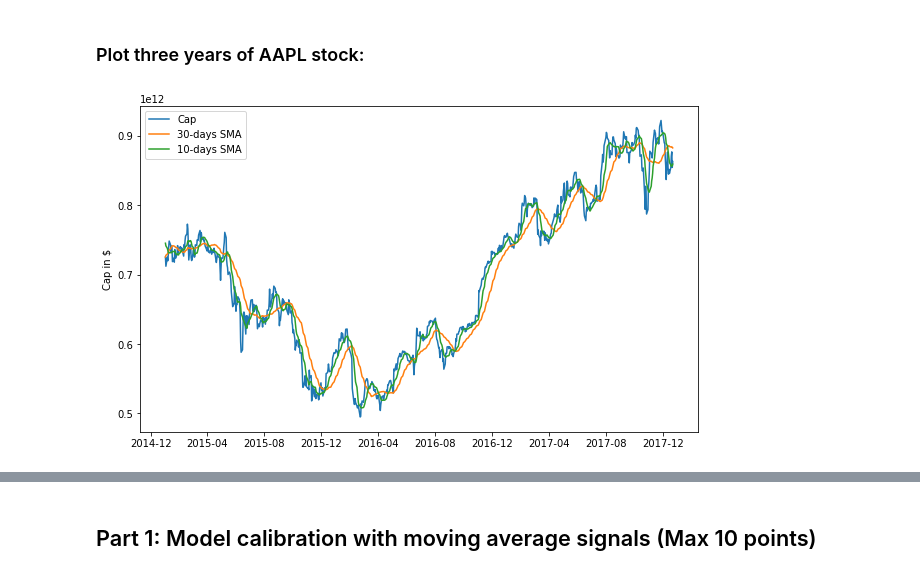
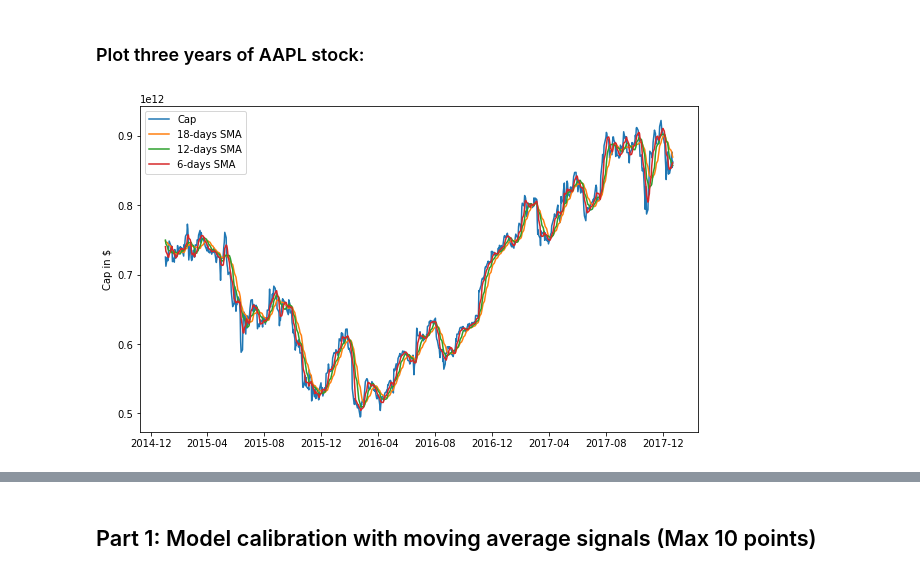
Before and after one commit to dennislamcv1/NYUML, a Jupyter notebook: Reinforcement Learning in Finance/IRL_market_model_DJI_calibration_Coursera.ipynb, the cells around one changed output, grey strips where cells are left out. Saved outputs shown, nothing was run; the diff lists cells and outputs as text; code cells hidden in the pictures.

```diff
--- a/Reinforcement Learning in Finance/IRL_market_model_DJI_calibration_Coursera.ipynb
+++ b/Reinforcement Learning in Finance/IRL_market_model_DJI_calibration_Coursera.ipynb
@@ -143,15 +143,21 @@ Here we provide a "warm start" by computing two simple moving average signals th
 # %% [markdown]
 ### Generate moving averages
 # %%
-# Calculating the short-window (10 days) simple moving average
+# Calculating the short-window (6 days) simple moving average
 
-window_1 = 10
+window_1 = 6
 
 short_rolling = df_cap.rolling(window=window_1).mean()
 # short_rolling.head(20)
 # %%
-# Calculating the long-window (30 days) simple moving average
+# Calculating the long-window (12 days) simple moving average
 
-window_2 = 30
+window_2 = 12
 long_rolling = df_cap.rolling(window=window_2).mean()
 # long_rolling.tail()
+# %%
+# Calculating the long-window (18 days) simple moving average
+
+window_3 = 18
+long_rolling2 = df_cap.rolling(window=window_3).mean()
+# long_rolling2.tail()
@@ -160,20 +173,22 @@ long_rolling = df_cap.rolling(window=window_2).mean()
 # %%
 ticker = 'AAPL'
 start_date = '2015-01-01'
 end_date = '2017-12-31'
 
 fig = plt.figure(figsize=(10,6))
 ax = fig.add_subplot(1,1,1)
 
 ax.plot(df_cap.loc[start_date:end_date, :].index, df_cap.loc[start_date:end_date, 'AAPL'], label='Cap')
+ax.plot(long_rolling2.loc[start_date:end_date, :].index, long_rolling2.loc[start_date:end_date, 'AAPL'],
+          label = '%d-days SMA' % window_3)
 ax.plot(long_rolling.loc[start_date:end_date, :].index, long_rolling.loc[start_date:end_date, 'AAPL'],
           label = '%d-days SMA' % window_2)
 ax.plot(short_rolling.loc[start_date:end_date, :].index, short_rolling.loc[start_date:end_date, 'AAPL'],
          label = '%d-days SMA' % window_1)
 
 ax.legend(loc='best')
 ax.set_ylabel('Cap in $')
 
 plt.show()
 # %% [output]
-[figure, old version]
+[figure, new version]
```
Also changed, not shown: parts of 41 cells of this notebook, 4 other files.
